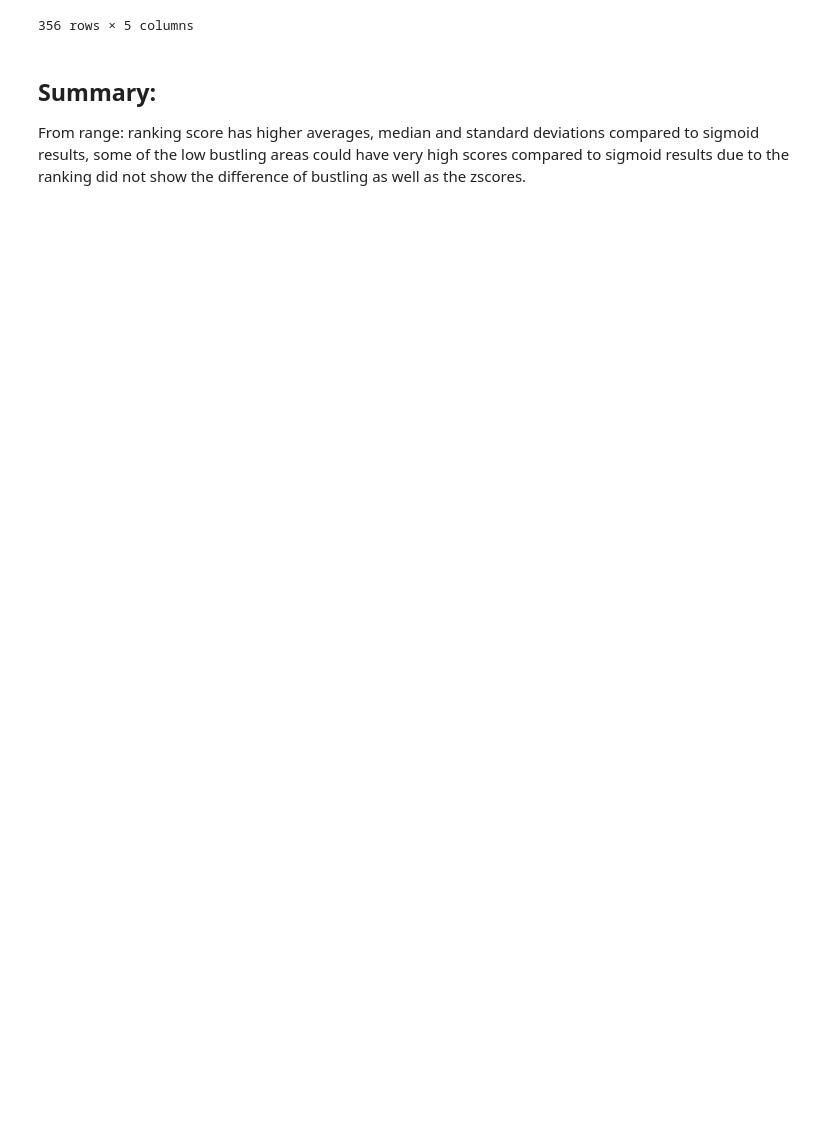
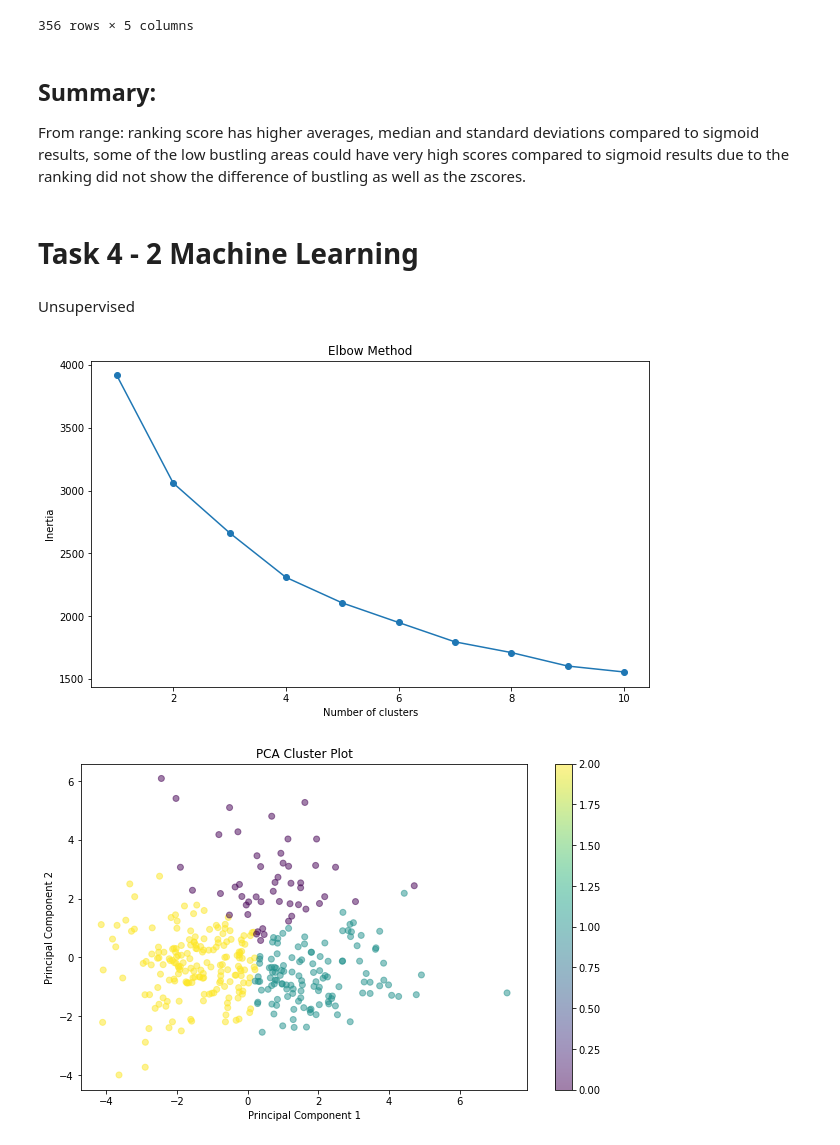
Before and after one commit to MichelangeloNardi/DATA2901--2024S1, a Jupyter notebook: Data Validation_JL.ipynb, the cells around one changed output. Drawn from its saved outputs; the diff is of its cells as text; code cells hidden in the pictures; blank space fills up the shorter version.

```diff
--- a/Data Validation_JL.ipynb
+++ b/Data Validation_JL.ipynb
@@ -2062,3 +2232,64 @@ result_df
 # %% [markdown]
 ## Summary:
 From range: ranking score has higher averages, median and standard deviations compared to sigmoid results, some of the low bustling areas could have very high scores compared to sigmoid results due to the ranking did not show the difference of bustling as well as the zscores.
+# %% [markdown]
+# Task 4 - 2 Machine Learning
+# %% [markdown]
+Unsupervised
+# %%
+import pandas as pd
+from sklearn.cluster import KMeans
+from sklearn.preprocessing import StandardScaler
+from sklearn.decomposition import PCA
+import matplotlib.pyplot as plt
+
+# Load data
+data = pd.read_csv('Task Data Output/Task 4 - Rank Score.csv')
+
+# Selecting relevant features
+features = data[['area_size', 'median_age', 'median_income', 'mean_income', 'num_polls',
+                 'num_schools', 'num_stops', 'total_businesses', 'total_people', 'poi_weights', 'green_weights']]
+
+# Handling missing values
+features = features.fillna(features.mean())
+
+# Feature scaling
+scaler = StandardScaler()
+features_scaled = scaler.fit_transform(features)
+
+# Determining the number of clusters (Elbow Method)
+inertia = []
+for k in range(1, 11):
+    kmeans = KMeans(n_clusters=k, random_state=42)
+    kmeans.fit(features_scaled)
+    inertia.append(kmeans.inertia_)
+
+# Plotting the elbow graph
+plt.figure(figsize=(10, 6))
+plt.plot(range(1, 11), inertia, marker='o')
+plt.title('Elbow Method')
+plt.xlabel('Number of clusters')
+plt.ylabel('Inertia')
+plt.show()
+
+# Fit K-Means
+k = 3  # Example number of clusters
+kmeans = KMeans(n_clusters=k, random_state=42)
+labels = kmeans.fit_predict(features_scaled)
+
+# Adding cluster labels to the original data
+data['Cluster'] = labels
+
+# Dimensionality reduction for visualization
+pca = PCA(n_components=2)
+principal_components = pca.fit_transform(features_scaled)
+plt.figure(figsize=(10, 6))
+plt.scatter(principal_components[:, 0], principal_components[:, 1], c=labels, cmap='viridis', alpha=0.5)
+plt.title('PCA Cluster Plot')
+plt.xlabel('Principal Component 1')
+plt.ylabel('Principal Component 2')
+plt.colorbar()
+plt.show()
+# %% [output]
+[figure, added]
+[figure, added]
```
Also changed, not shown: parts of 14 cells of this notebook.
